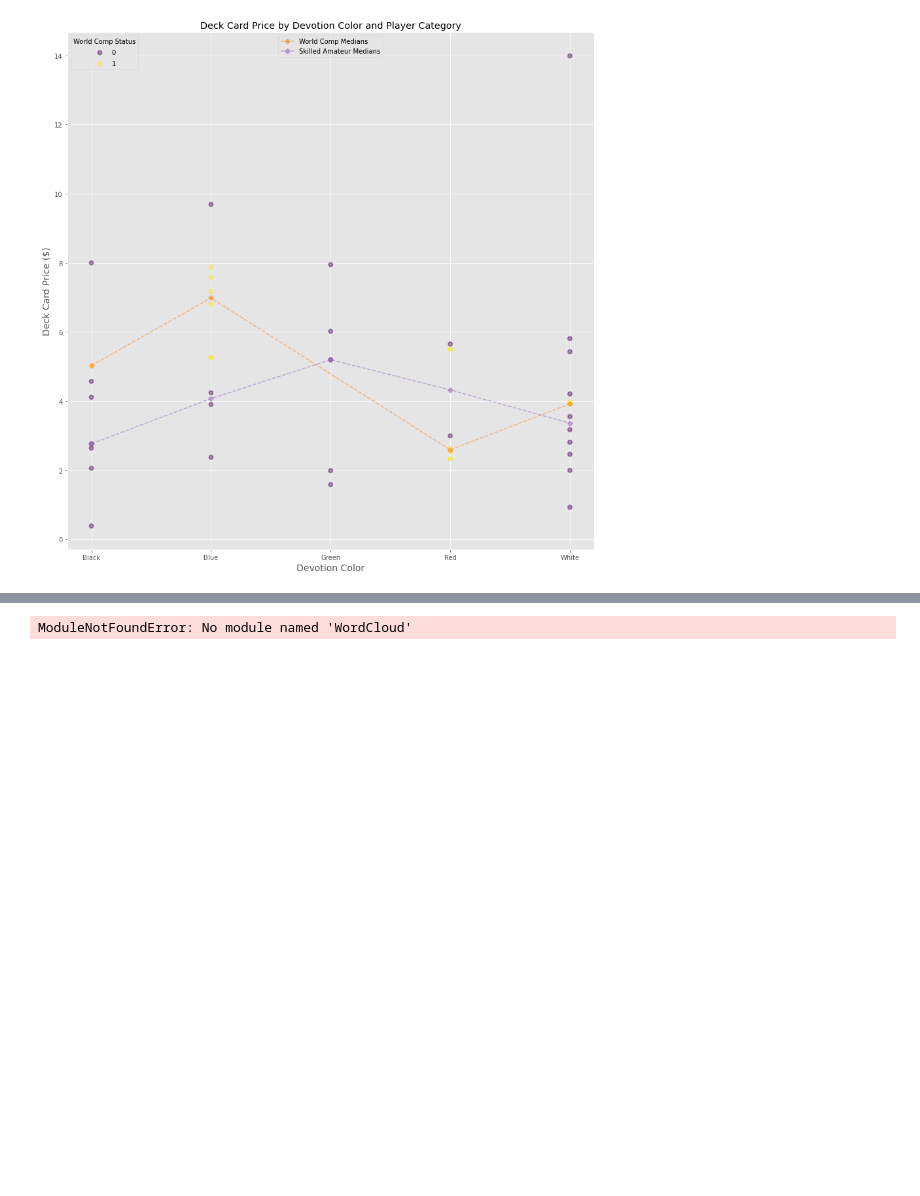
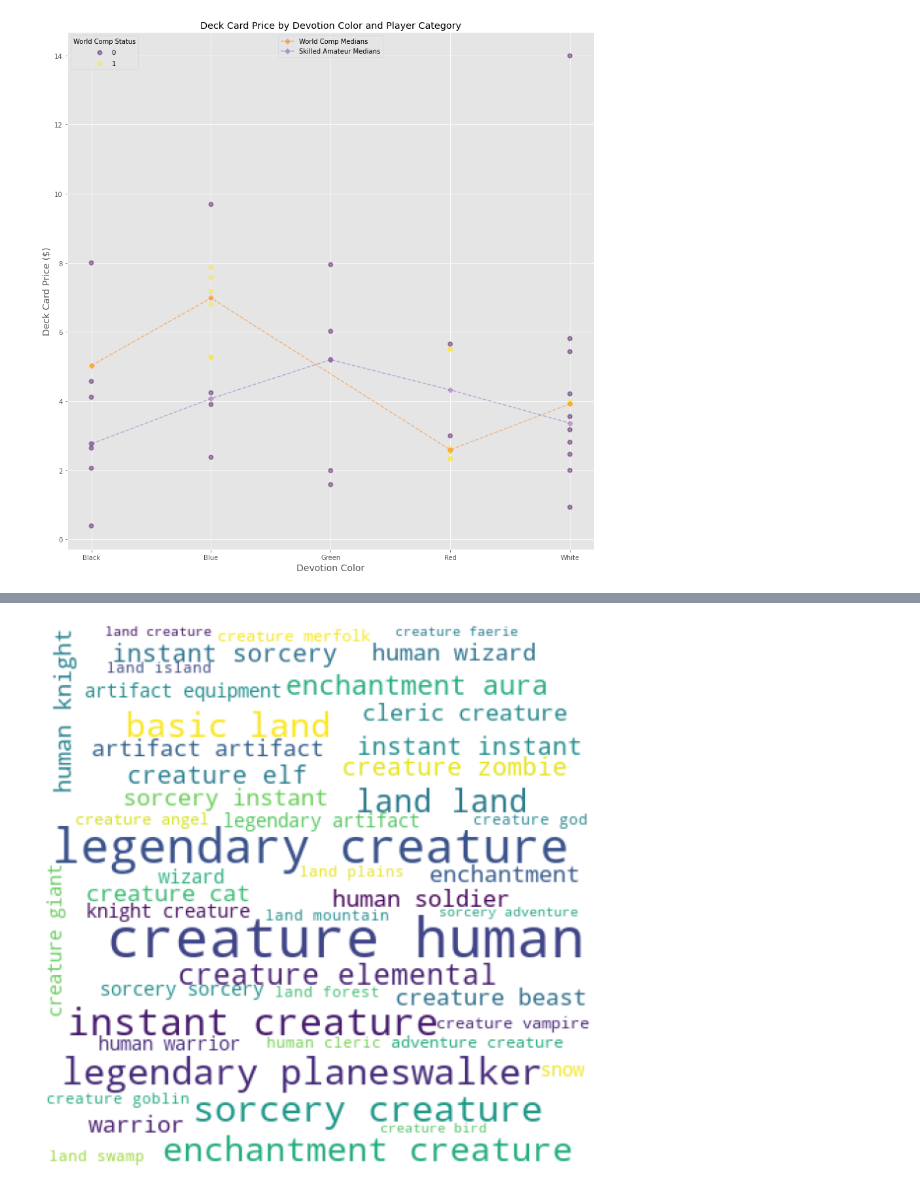
Before and after one commit to qitoahc/PayToWin_or_PayToPlay, a Jupyter notebook: notebooks/Deck price comparison.ipynb, the cells around one changed output, grey strips where cells are left out. Saved outputs shown, nothing was run; the diff lists cells and outputs as text; code cells hidden in the pictures; blank space fills up the shorter version.

Commit message:
additional images and analyses

```diff
--- a/notebooks/Deck price comparison.ipynb
+++ b/notebooks/Deck price comparison.ipynb
@@ -414,7 +418,19 @@ card_df.head()
 | 3 | 4bfeea76-d8f7-5e4b-a89f-81949daa4820 | Anointed Chorister | common | M21 | [Lifelink] | 1.0 | Creature — Human Cleric | 1 | 1 | ... |
 | 4 | 11d84ff0-bea3-5683-87d0-c4af1fc60a27 | Aven Gagglemaster | uncommon | M21 | [Flying] | 5.0 | Creature — Bird Warrior | 4 | 3 | ... |
 # %%
-from WordCloud import WordCloud, STOPWORDS
-raw_wordcloud = WordCloud().generate(card_df['type'])
+def stringifycol(df, colname):
+    types = ' '
+    removals = punctuation + digits
+    for typ in df[colname].values:
+        types += ''.join([c for c in typ.lower() if c not in removals]) + " "
+    return types
+types = stringifycol(card_df, 'type')
+
+raw_wordcloud = WordCloud(width = 400, height = 400, background_color = 'white', stopwords = set(STOPWORDS), min_font_size = 10).generate(types)
+plt.figure(figsize = (8,8), facecolor = None)
+plt.imshow(raw_wordcloud)
+plt.axis('off')
+plt.tight_layout()
+plt.show()
 # %% [output]
-ModuleNotFoundError: No module named 'WordCloud'
+[figure, added]
```
Also changed, not shown: parts of 8 cells of this notebook, 2 other files.
